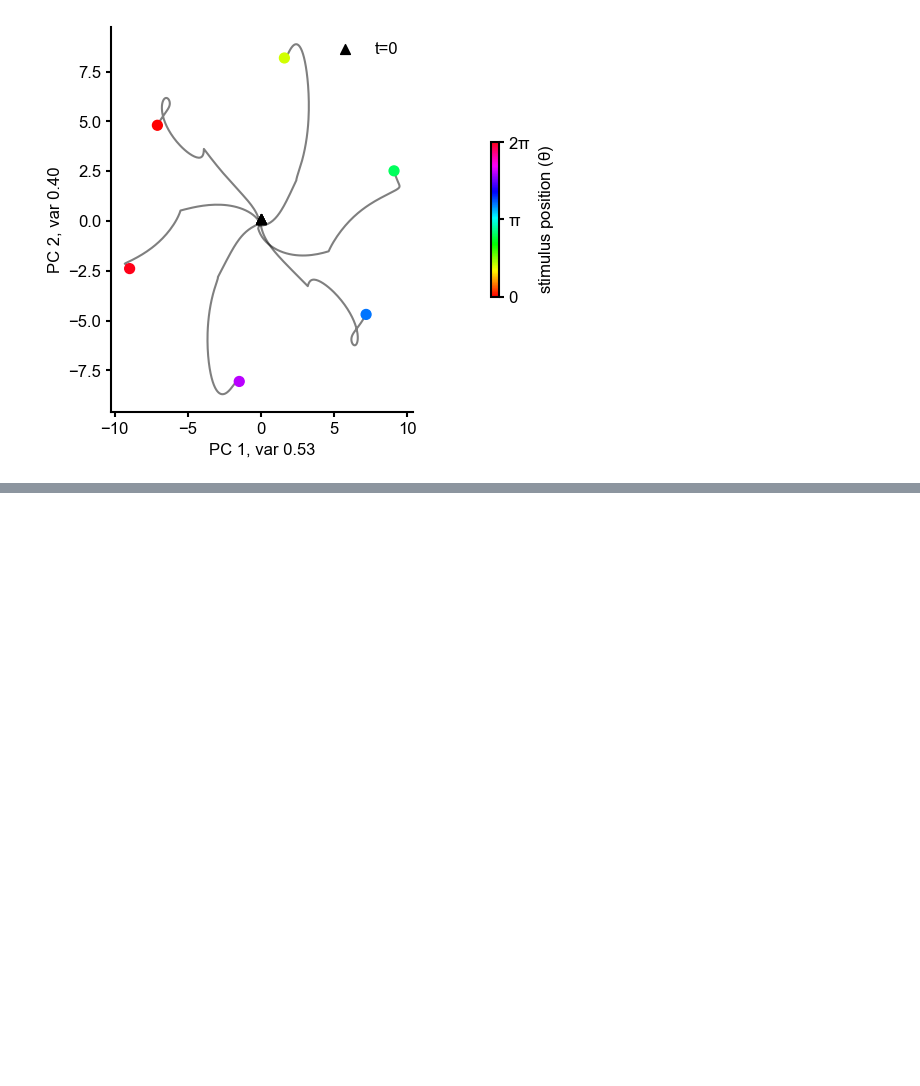
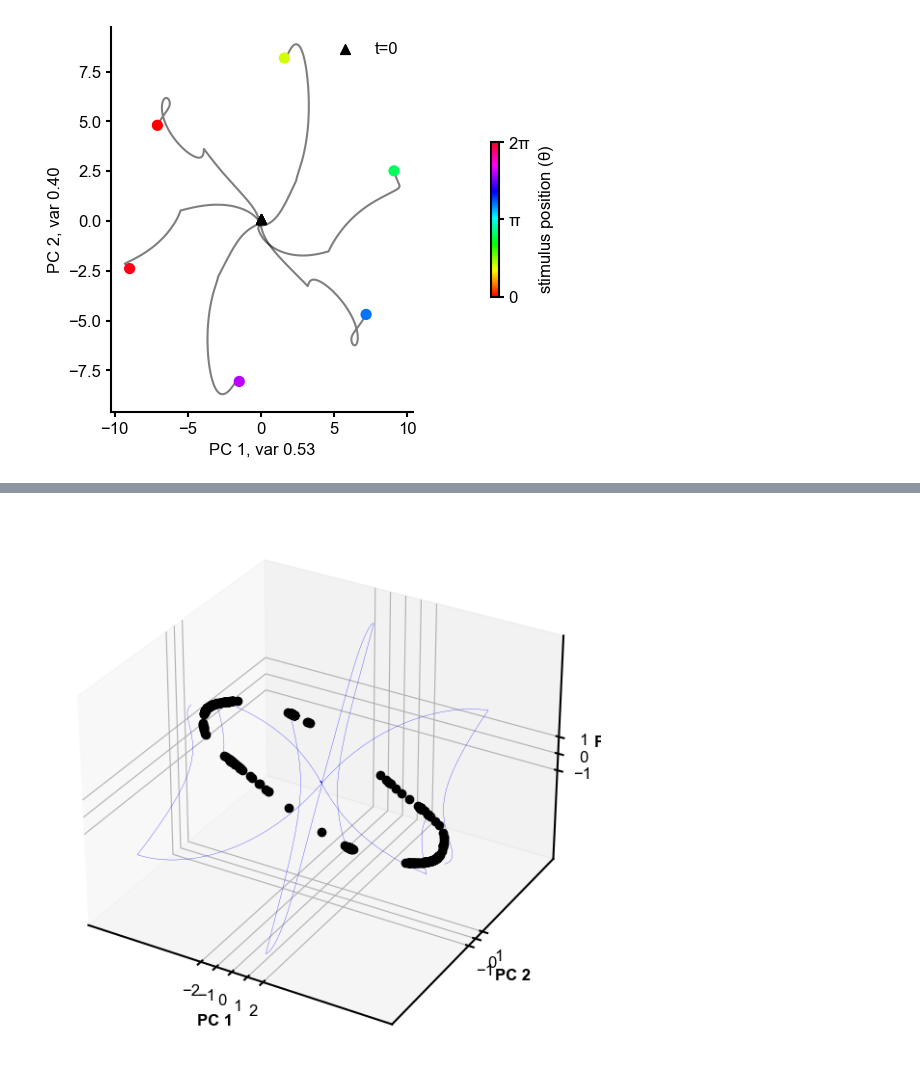
Before and after one commit to mackelab/pyrnn, a Jupyter notebook: tutorials/train_reach.ipynb, the cells around one changed output, grey strips where cells are left out. Saved outputs shown, nothing was run; the diff lists cells and outputs as text; code cells hidden in the pictures; blank space fills up the shorter version.

Commit message:
add fixed point finder pytorch

```diff
--- a/tutorials/train_reach.ipynb
+++ b/tutorials/train_reach.ipynb
@@ -185,0 +201,31 @@ plt.legend()
+# %%
+from pytorch_fixed_point_finder.FixedPointFinder import FixedPointFinder
+from pytorch_fixed_point_finder.plot_utils import plot_fps
+
+NOISE_SCALE = 0.5 # Standard deviation of noise added to initial states
+N_INITS = 1024 # The number of initial states to provide
+
+'''Fixed point finder hyperparameters. See FixedPointFinder.py for detailed
+descriptions of available hyperparameters.'''
+fpf_hps = {}
+
+# Setup the fixed point finder
+fpf = FixedPointFinder(rnn.rnn, **fpf_hps)
+
+# Study the system in the absence of input pulses (e.g., all inputs are 0)
+inputs = np.zeros([1,3])
+
+'''Draw random, noise corrupted samples of those state trajectories
+to use as initial states for the fixed point optimizations.'''
+initial_states = fpf.sample_states(rates,
+    n_inits=N_INITS,
+    noise_scale=NOISE_SCALE)
+
+# Run the fixed point finder
+unique_fps, all_fps = fpf.find_fixed_points(torch.from_numpy(initial_states).to(torch.float32),
+                                            torch.from_numpy(inputs).to(torch.float32))
+
+# Visualize identified fixed points with overlaid RNN state trajectories
+# All visualized in the 3D PCA space fit the the example RNN states.
+fig = plot_fps(unique_fps, rates[:,:150],
+    plot_start_time=0)
@@ -185,0 +248,4 @@ plt.legend()
+# %%
+fig
+# %% [output]
+[figure, added]
```
Also changed, not shown: parts of 10 cells of this notebook.
